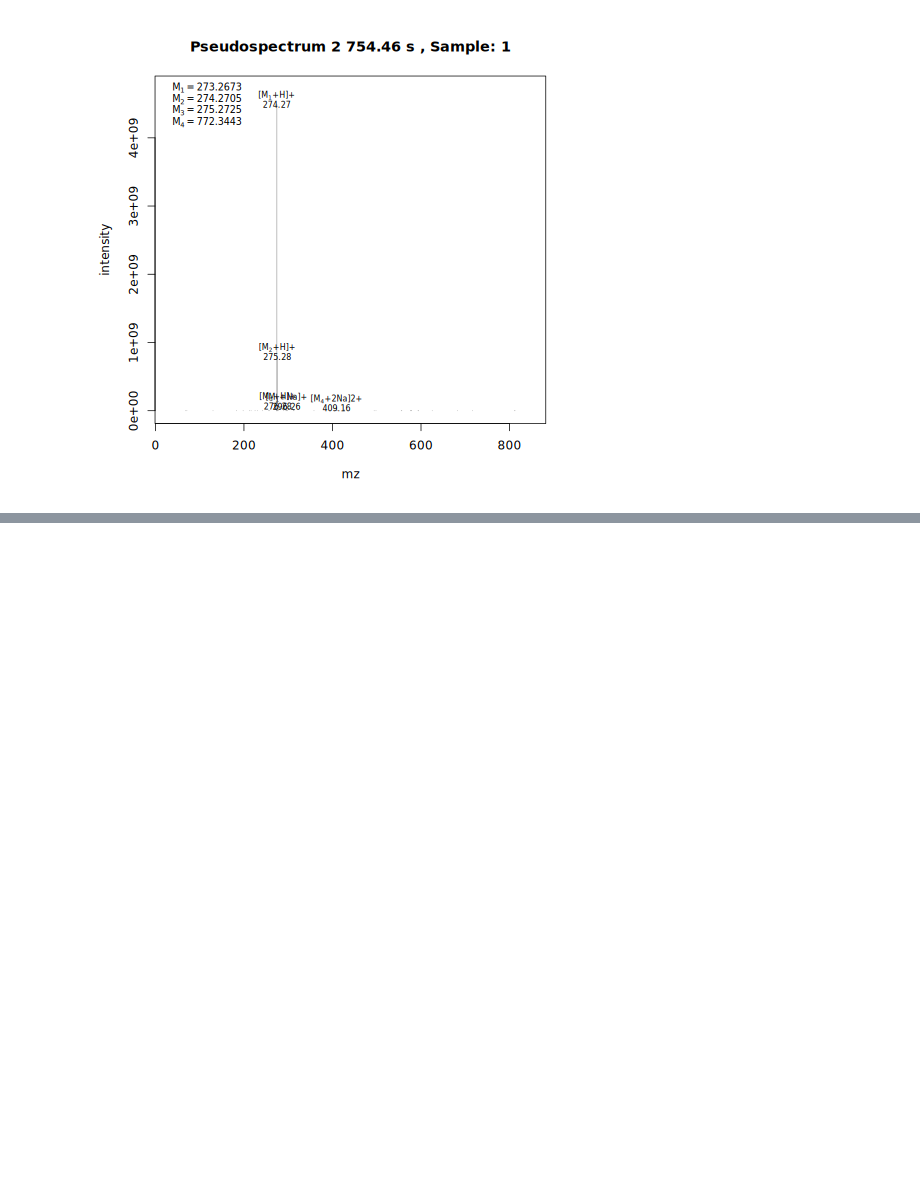
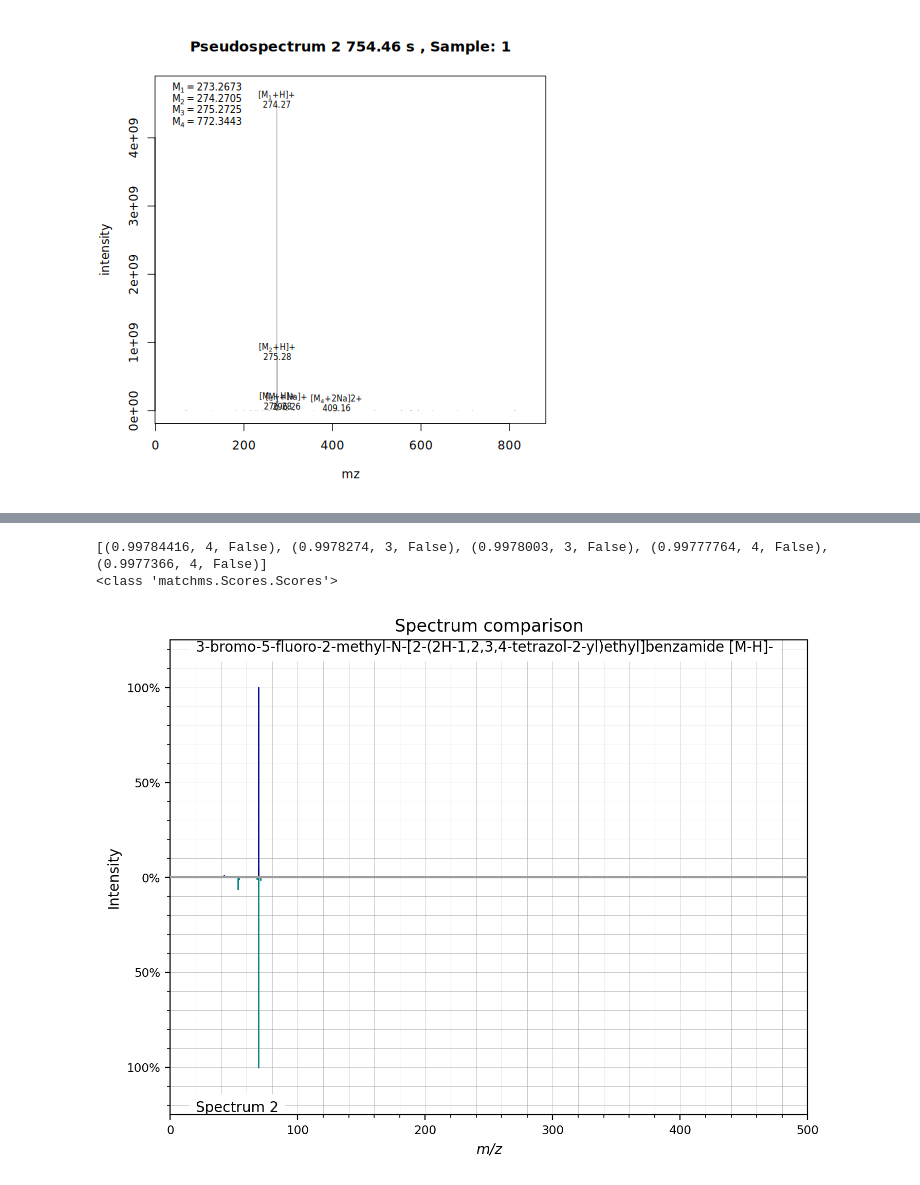
Before and after one commit to jonathan-hunter/Metabolomics-Pipeline, a Jupyter notebook: Docker/sync/metabolomics.ipynb, the cells around one changed output, grey strips where cells are left out. Drawn from its saved outputs; the diff is of its cells as text; code cells hidden in the pictures; blank space fills up the shorter version.

```diff
--- a/Docker/sync/metabolomics.ipynb
+++ b/Docker/sync/metabolomics.ipynb
@@ -1455,0 +1568,22 @@ print(len(results_selected))
+# %%
+best_matches = scores.scores_by_query(queries[0], name="CudaCosineGreedy_score", sort=True)[:5]
+print([x[1] for x in best_matches])
+[x[0].get("smiles") for x in best_matches]
+
+print(type(scores))
+
+
+
+for i, smiles in enumerate([x[0].get("smiles") for x in    best_matches]):
+    if smiles != None:
+        m = Chem.MolFromSmiles(smiles)
+        Draw.MolToFile(m, f"sync/Output/compound_{i}.png")
+    else:
+        pass
+
+best_matches[0][0].plot_against(queries[0], annotate_ions=True)
+plt.show()
+# %% [output]
+[(0.99784416, 4, False), (0.9978274, 3, False), (0.9978003, 3, False), (0.99777764, 4, False), (0.9977366, 4, False)]
+<class 'matchms.Scores.Scores'>
+[figure, added]
```
Also changed, not shown: parts of 15 cells of this notebook.
